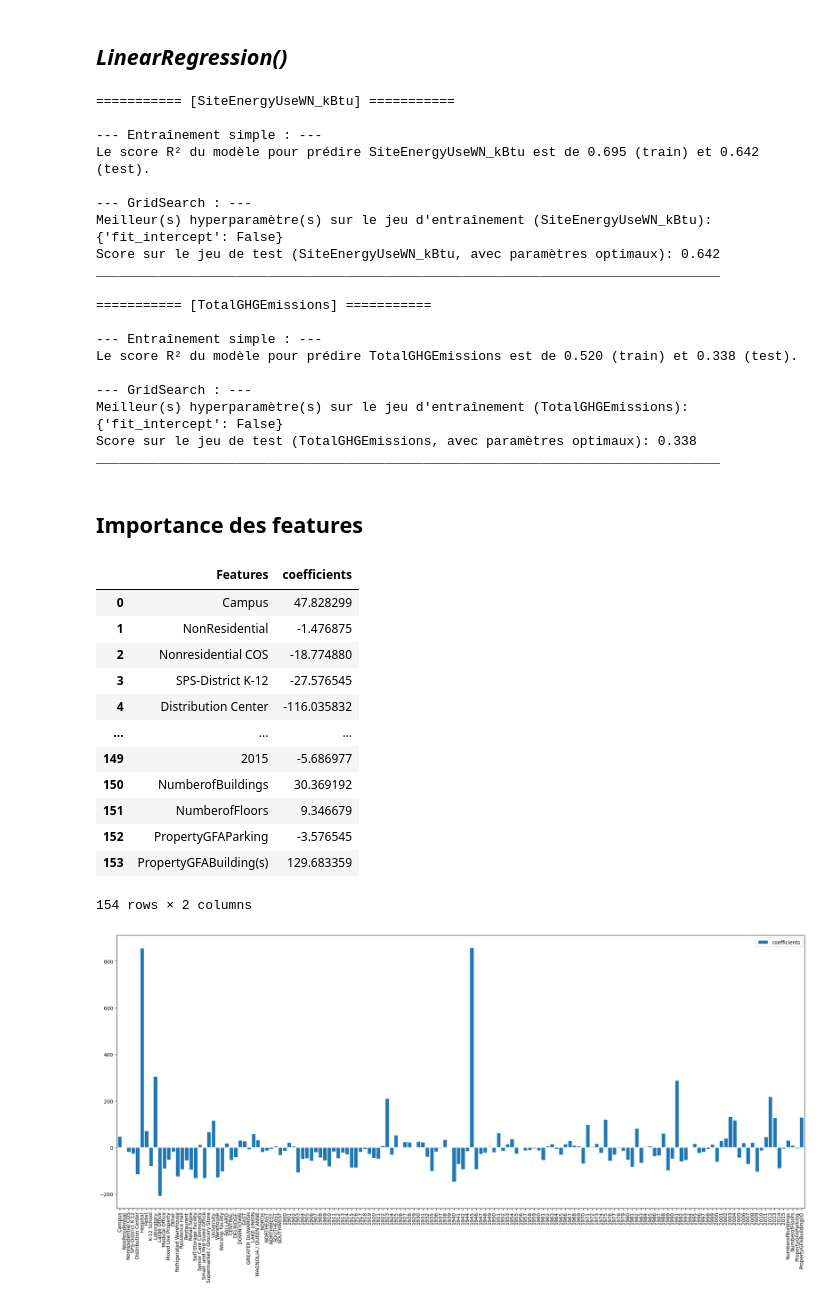
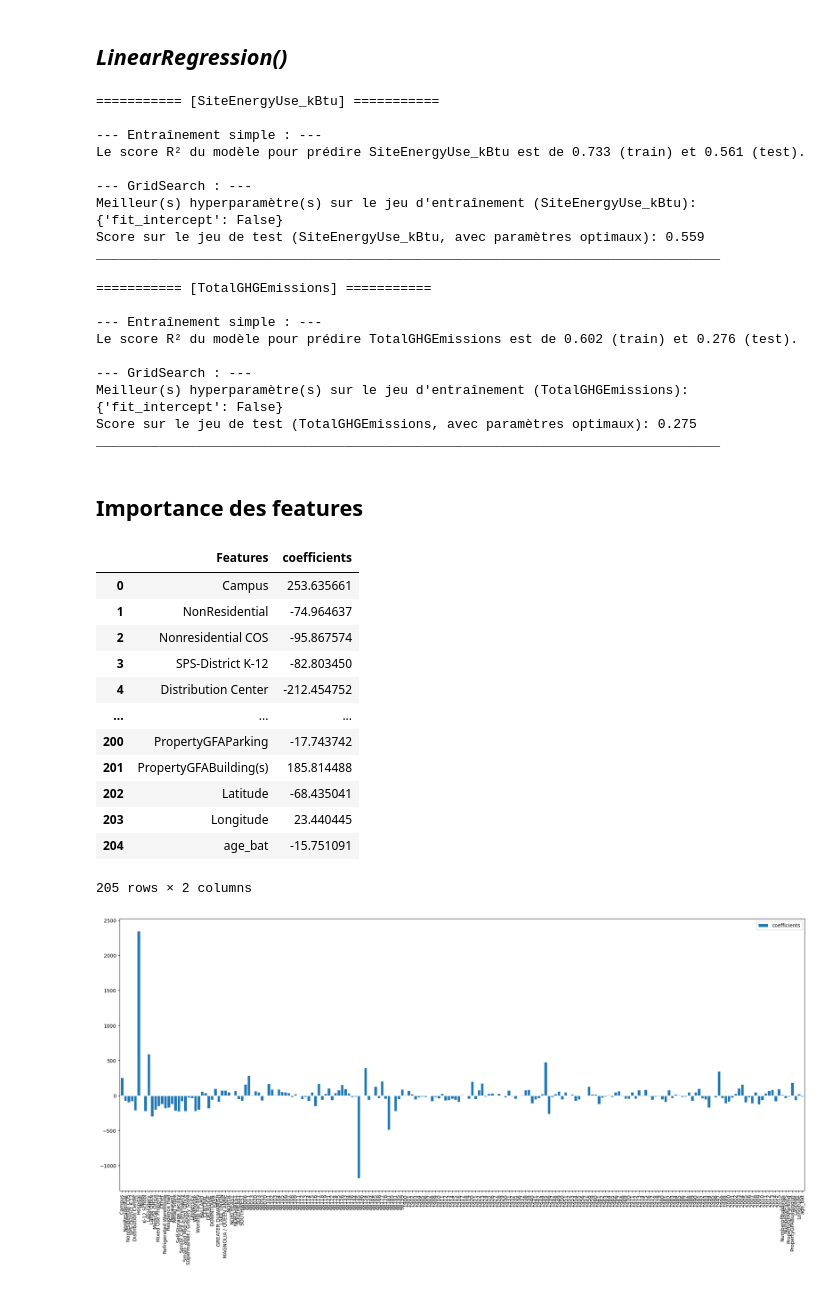
Before and after one commit to BiGHeaDMaX/Predire-Consommation-et-Emissions-de-Batiments, a Jupyter notebook: 03 - Regression linéaire simple.ipynb, the cells around one changed output. Cells and saved outputs as stored; diff of their text form; code cells hidden in the pictures.

Commit message:
retraining avec nouvelles features

```diff
--- a/03 - Regression linéaire simple.ipynb
+++ b/03 - Regression linéaire simple.ipynb
@@ -88,6 +88,7 @@ categorical_features = [
                         'BuildingType',
                         'PrimaryPropertyType',
                         'Neighborhood',
+                        'ZipCode',
                         'YearBuilt'
                        ]
 
@@ -96,7 +97,10 @@ numeric_features = [
                     'NumberofBuildings',
                     'NumberofFloors',
                     'PropertyGFAParking',
-                    'PropertyGFABuilding(s)'
+                    'PropertyGFABuilding(s)',
+                    'Latitude',
+                    'Longitude',
+                    'age_bat'
                    ]
 
 # Toutes les features
@@ -105,7 +109,7 @@ features_list = categorical_features + numeric_features
 ## ***LinearRegression()***
 # %%
 # Targets à estimer
-targets = ['SiteEnergyUseWN_kBtu', 'TotalGHGEmissions']
+targets = ['SiteEnergyUse_kBtu', 'TotalGHGEmissions']
 
 # "y" pour stratifier y, sinon "None"
 stratification = "None"
@@ -190,24 +194,24 @@ for i in targets:
 
     print('_'*80, "\n")
 # %% [output]
-=========== [SiteEnergyUseWN_kBtu] ===========
+=========== [SiteEnergyUse_kBtu] ===========
 
 --- Entraînement simple : ---
-Le score R² du modèle pour prédire SiteEnergyUseWN_kBtu est de 0.695 (train) et 0.642 (test).
+Le score R² du modèle pour prédire SiteEnergyUse_kBtu est de 0.733 (train) et 0.561 (test).
 
 --- GridSearch : ---
-Meilleur(s) hyperparamètre(s) sur le jeu d'entraînement (SiteEnergyUseWN_kBtu): {'fit_intercept': False}
-Score sur le jeu de test (SiteEnergyUseWN_kBtu, avec paramètres optimaux): 0.642
+Meilleur(s) hyperparamètre(s) sur le jeu d'entraînement (SiteEnergyUse_kBtu): {'fit_intercept': False}
+Score sur le jeu de test (SiteEnergyUse_kBtu, avec paramètres optimaux): 0.559
 ________________________________________________________________________________
 
 =========== [TotalGHGEmissions] ===========
 
 --- Entraînement simple : ---
-Le score R² du modèle pour prédire TotalGHGEmissions est de 0.520 (train) et 0.338 (test).
+Le score R² du modèle pour prédire TotalGHGEmissions est de 0.602 (train) et 0.276 (test).
 
 --- GridSearch : ---
 Meilleur(s) hyperparamètre(s) sur le jeu d'entraînement (TotalGHGEmissions): {'fit_intercept': False}
-Score sur le jeu de test (TotalGHGEmissions, avec paramètres optimaux): 0.338
+Score sur le jeu de test (TotalGHGEmissions, avec paramètres optimaux): 0.275
 ________________________________________________________________________________
 # %% [markdown]
 ## **Importance des features**
@@ -224,7 +228,7 @@ else:
 
     categories_names_concat = [item for array in categories_names for item in array]
 
-numerical_column_names = ['NumberofBuildings', 'NumberofFloors', 'PropertyGFAParking', 'PropertyGFABuilding(s)']
+numerical_column_names = ['NumberofBuildings', 'NumberofFloors', 'PropertyGFAParking', 'PropertyGFABuilding(s)', 'Latitude', 'Longitude', 'age_bat']
 
 
 
@@ -233,42 +237,42 @@ numerical_column_names = ['NumberofBuildings', 'NumberofFloors', 'PropertyGFAPar
 
 all_features_names = np.append(categories_names_concat, numerical_column_names)
 
 
 # On créé le dataframe feature_importance avec en première colonne tous les éléments de all_features_names,
 # et en deuxième colonne les coefficients obtenus avec le machine learning.
 # Ce dataframe nous servira pour la représentation graphique de nos résultats
 
 
 
 # On adapte la synthaxe en fonction du modèle utilisé.
 if type(modele) == type(LinearRegression()):
     coef_modele = modele.coef_
 else:
     coef_modele = modele.feature_importances_
 
 
 feature_importance = pd.DataFrame({
     "Features": all_features_names,
     "coefficients": coef_modele
 })
 
 # Les coefficients peuvent être positifs ou négatifs, ce qui nous intéresse pour le moment est leur valeur absolue.
 #feature_importance["coefficients"] = feature_importance["coefficients"].abs()
 
 display(feature_importance)
 feature_importance.plot(x='Features', y='coefficients', kind="bar", width=0.9, linewidth=1, edgecolor = "white", figsize = (25, 10)).set(xlabel=None);
 # %% [output]
 |  | Features | coefficients |
-| 0 | Campus | 47.828299 |
-| 1 | NonResidential | -1.476875 |
-| 2 | Nonresidential COS | -18.774880 |
-| 3 | SPS-District K-12 | -27.576545 |
-| 4 | Distribution Center | -116.035832 |
+| 0 | Campus | 253.635661 |
+| 1 | NonResidential | -74.964637 |
+| 2 | Nonresidential COS | -95.867574 |
+| 3 | SPS-District K-12 | -82.803450 |
+| 4 | Distribution Center | -212.454752 |
 | ... | ... | ... |
-| 149 | 2015 | -5.686977 |
-| 150 | NumberofBuildings | 30.369192 |
-| 151 | NumberofFloors | 9.346679 |
-| 152 | PropertyGFAParking | -3.576545 |
-| 153 | PropertyGFABuilding(s) | 129.683359 |
+| 200 | PropertyGFAParking | -17.743742 |
+| 201 | PropertyGFABuilding(s) | 185.814488 |
+| 202 | Latitude | -68.435041 |
+| 203 | Longitude | 23.440445 |
+| 204 | age_bat | -15.751091 |
-154 rows × 2 columns
+205 rows × 2 columns
-[figure, old version]
+[figure, new version]
```
Also changed, not shown: 6 other files.
